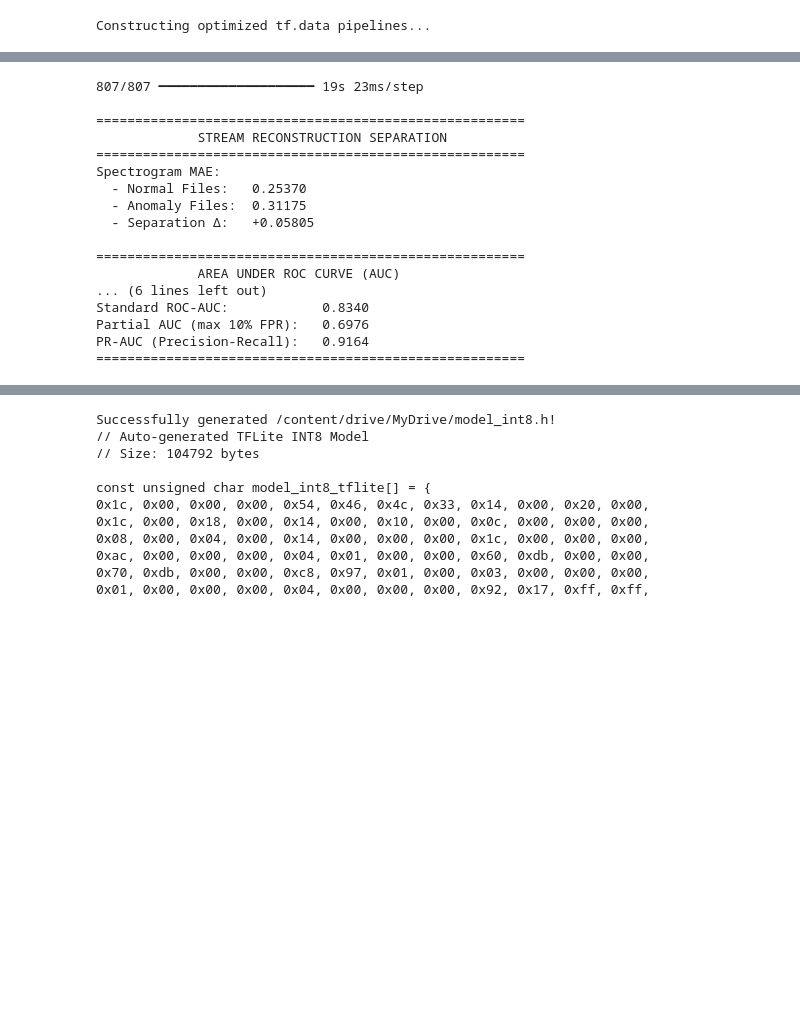
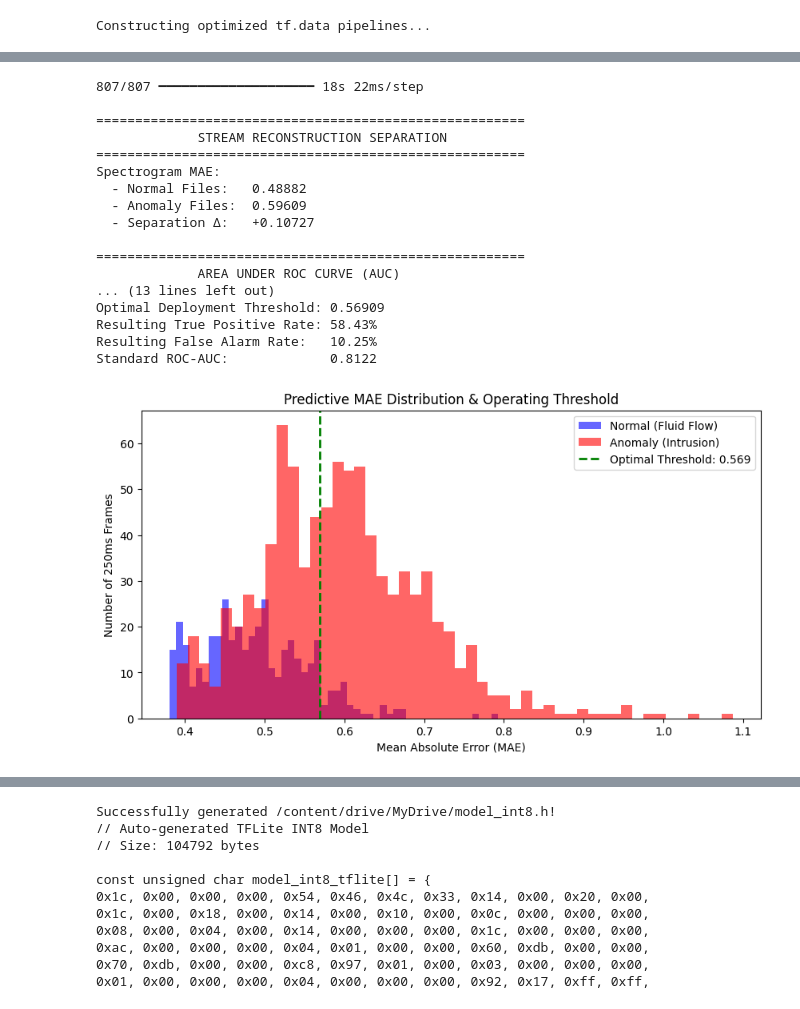
Before and after one commit to Samuel22-ai/ANALYST_LAB_AFRICA_INTERNSHIP, a Jupyter notebook: Second_Test_(1).ipynb, the cells around one changed output, grey strips where cells are left out. Saved outputs shown, nothing was run; the diff lists cells and outputs as text; code cells hidden in the pictures; blank space fills up the shorter version.

```diff
--- a/Second_Test_(1).ipynb
+++ b/Second_Test_(1).ipynb
@@ -44,11 +44,17 @@ X_imfcc_test = np.load('/content/drive/MyDrive/processed/acoustic_test_v6/X_acou
 X_ae_test = np.load('/content/drive/MyDrive/processed/acoustic_test_v6/X_acoustic_ae.npy')
 y_test = np.load('/content/drive/MyDrive/processed/acoustic_test_v6/y_acoustic.npy')
 
-mu_imfcc = np.mean(X_imfcc_train)
-sigma_imfcc = np.std(X_imfcc_train) + 1e-8
+mus_imfcc = np.mean(X_imfcc_train, axis=(0, 2), keepdims=True)
+sigmas_imfcc = np.std(X_imfcc_train, axis=(0, 2), keepdims=True) + 1e-8
 
-X_imfcc_train_scaled = (X_imfcc_train - mu_imfcc) / sigma_imfcc
-X_imfcc_test_scaled = (X_imfcc_test - mu_imfcc) / sigma_imfcc
+print(mus_imfcc.shape)
+print(sigmas_imfcc.shape)
+
+# mu_imfcc = np.mean(X_imfcc_train)
+# sigma_imfcc = np.std(X_imfcc_train) + 1e-8
+
+X_imfcc_train_scaled = (X_imfcc_train - mus_imfcc) / sigmas_imfcc
+X_imfcc_test_scaled = (X_imfcc_test - mus_imfcc) / sigmas_imfcc
 
 print(f"Train Dataset Normalized. New Mean: {np.mean(X_imfcc_train_scaled):.2f}, StdDev: {np.std(X_imfcc_train_scaled):.2f}")
 print(f"Test Dataset Normalized. New Mean: {np.mean(X_imfcc_test_scaled):.2f}, StdDev: {np.std(X_imfcc_test_scaled):.2f}")
@@ -57,8 +63,8 @@ print(f"Test Dataset Normalized. New Mean: {np.mean(X_imfcc_test_scaled):.2f}, S
 X_imfcc_train_scaled = np.expand_dims(X_imfcc_train_scaled, axis=-1)
 X_imfcc_test_scaled = np.expand_dims(X_imfcc_test_scaled, axis=-1)
 
-np.save('/content/drive/MyDrive/processed/imfcc_mu.npy', mu_imfcc)
-np.save('/content/drive/MyDrive/processed/imfcc_sigma.npy', sigma_imfcc)
+# np.save('/content/drive/MyDrive/processed/imfcc_mus.npy', mus_imfcc)
+# np.save('/content/drive/MyDrive/processed/imfcc_sigmas.npy', sigmas_imfcc)
 
 print(f"Train Data Loaded. IMFCC Shape: {X_imfcc_train_scaled.shape}")
 print(f"Test Data Loaded. IMFCC Shape: {X_imfcc_test_scaled.shape},")
@@ -561,5 +602,5 @@ Detected at node gradient_tape/Wide_Deep_Acoustic_Autoencoder_1/static_upsample_
 # %%
-from sklearn.metrics import roc_auc_score, precision_recall_curve, auc
+from sklearn.metrics import roc_auc_score, precision_recall_curve, auc, roc_curve
 
 def split_evaluate_test_files (test_imfcc, test_bypass, test_labels):
   """
@@ -624,40 +665,74 @@ def split_evaluate_test_files (test_imfcc, test_bypass, test_labels):
   print("="*55)
   print(f"Spectrogram AUC: {auc_spec * 100:.2f}%")
   print("="*55)
 
   # 1. Partial AUC (Restricted to 10% False Alarm Rate)
   # This is the industry standard for DCASE industrial anomaly detection
   p_auc = roc_auc_score(y_file_labels, spec_err_file, max_fpr=0.1)
 
   # 2. Precision-Recall Curve & PR-AUC
   precision, recall, _ = precision_recall_curve(y_file_labels, spec_err_file)
   pr_auc = auc(recall, precision)
 
   print("=======================================================")
   print("             ROBUSTNESS & DEPLOYMENT METRICS           ")
   print("=======================================================")
   print(f"Standard ROC-AUC:            {roc_auc_score(y_file_labels, spec_err_file):.4f}")
   print(f"Partial AUC (max 10% FPR):   {p_auc:.4f}")
   print(f"PR-AUC (Precision-Recall):   {pr_auc:.4f}")
   print("=======================================================")
 
+  # 1. Calculate the ROC Curve
+  fpr, tpr, thresholds = roc_curve(y_file_labels, spec_err_file)
+  roc_auc = auc(fpr, tpr)
+
+  # 2. Maximize Youden's J Statistic
+  # Formula: J = TPR - FPR (Finds the threshold closest to the top-left of the ROC graph)
+  j_scores = tpr - fpr
+  optimal_idx = np.argmax(j_scores)
+  optimal_threshold = thresholds[optimal_idx]
+
+  print(f"=======================================================")
+  print(f"Threshold Optimization Complete")
+  print(f"=======================================================")
+  print(f"Optimal Deployment Threshold: {optimal_threshold:.5f}")
+  print(f"Resulting True Positive Rate: {tpr[optimal_idx]:.2%}")
+  print(f"Resulting False Alarm Rate:   {fpr[optimal_idx]:.2%}")
+  print(f"Standard ROC-AUC:             {roc_auc:.4f}")
+
+  # 3. Visualize the Separation to verify the threshold physically makes sense
+  normal_maes = np.array(spec_err_file)[np.array(y_file_labels) == 0]
+  anomaly_maes = np.array(spec_err_file)[np.array(y_file_labels) == 1]
+
+  plt.figure(figsize=(10, 5))
+  plt.hist(normal_maes, bins=50, alpha=0.6, color='blue', label='Normal (Fluid Flow)')
+  plt.hist(anomaly_maes, bins=50, alpha=0.6, color='red', label='Anomaly (Intrusion)')
+  plt.axvline(optimal_threshold, color='green', linestyle='dashed', linewidth=2,
+              label=f'Optimal Threshold: {optimal_threshold:.3f}')
+  plt.title('Predictive MAE Distribution & Operating Threshold')
+  plt.xlabel('Mean Absolute Error (MAE)')
+  plt.ylabel('Number of 250ms Frames')
+  plt.legend()
+  plt.show()
+
 split_evaluate_test_files(X_imfcc_test_scaled, X_ae_test_scaled, y_test)
 # %% [output]
-807/807 ━━━━━━━━━━━━━━━━━━━━ 19s 23ms/step
+807/807 ━━━━━━━━━━━━━━━━━━━━ 18s 22ms/step
 
 =======================================================
              STREAM RECONSTRUCTION SEPARATION
 =======================================================
 Spectrogram MAE:
-  - Normal Files:   0.25370
-  - Anomaly Files:  0.31175
-  - Separation Δ:   +0.05805
+  - Normal Files:   0.48882
+  - Anomaly Files:  0.59609
+  - Separation Δ:   +0.10727
 
 =======================================================
              AREA UNDER ROC CURVE (AUC)
-... (6 lines left out)
-Standard ROC-AUC:            0.8340
-Partial AUC (max 10% FPR):   0.6976
-PR-AUC (Precision-Recall):   0.9164
-=======================================================
+... (13 lines left out)
+Optimal Deployment Threshold: 0.56909
+Resulting True Positive Rate: 58.43%
+Resulting False Alarm Rate:   10.25%
+Standard ROC-AUC:             0.8122
+[figure, added]
 # %%
```
Also changed, not shown: parts of 8 cells of this notebook.
